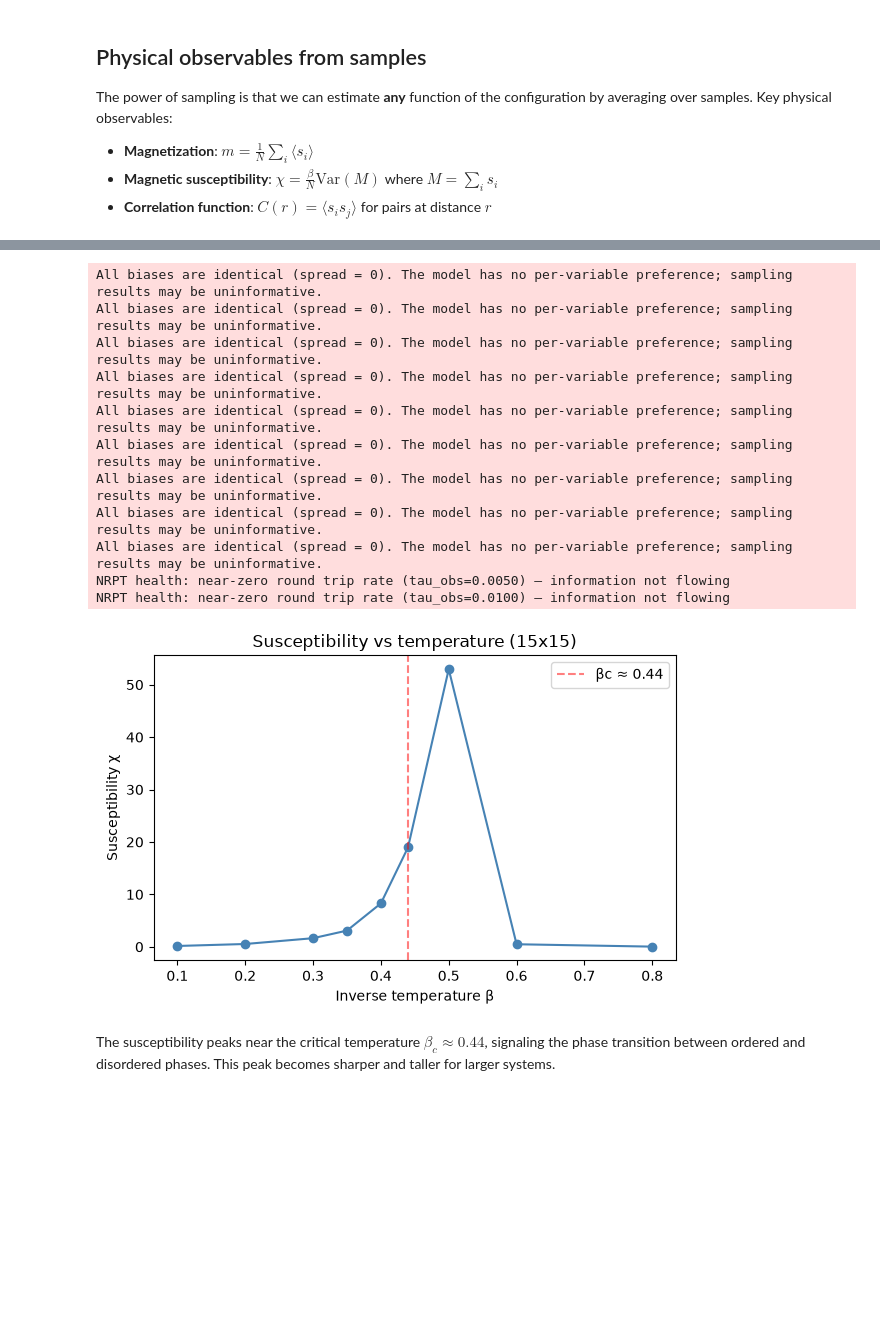
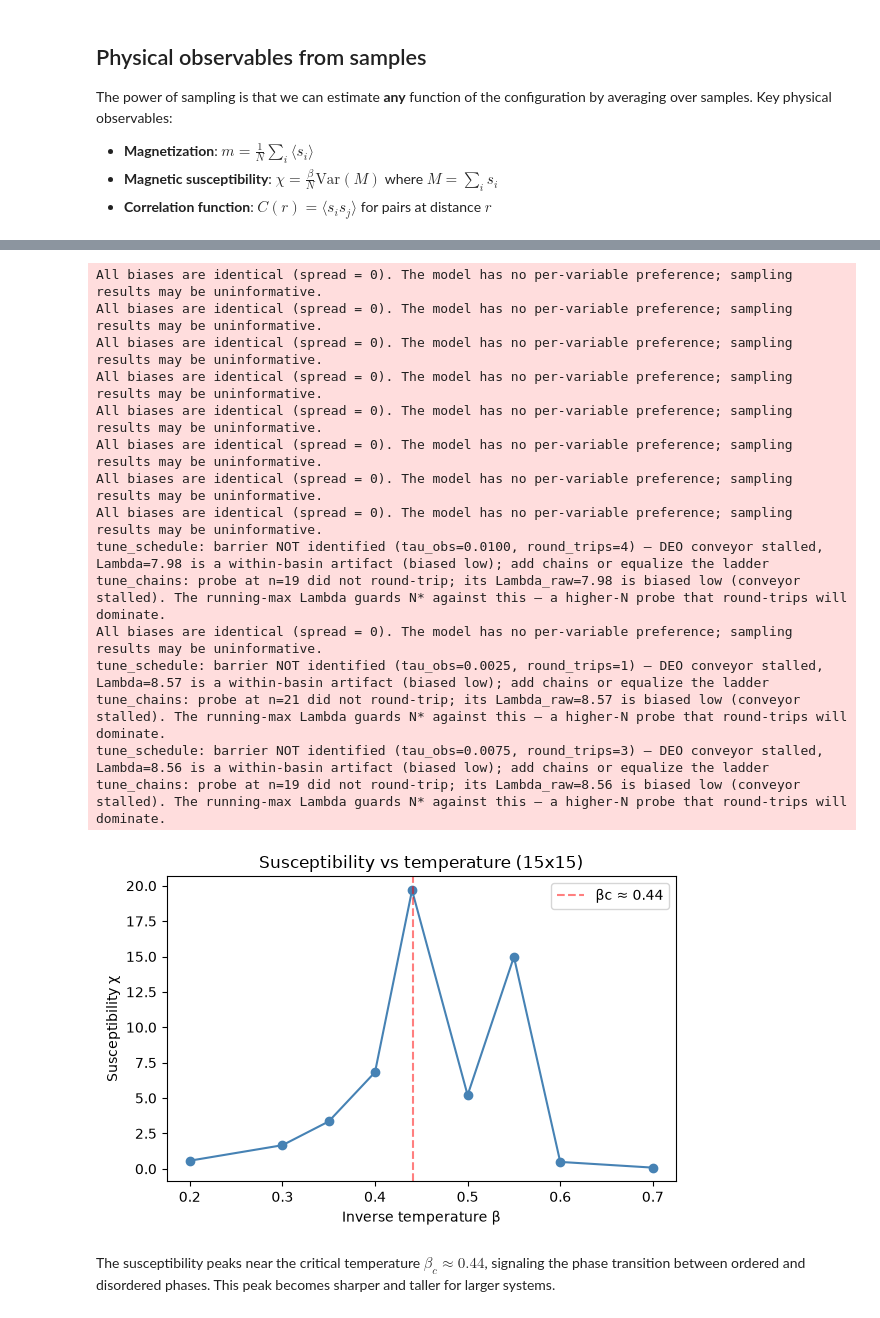
Before and after one commit to dek3rr/hamon, a Jupyter notebook: examples/02_the_ising_model.ipynb, the cells around one changed output, grey strips where cells are left out. Drawn from its saved outputs; the diff is of its cells as text; code cells hidden in the pictures; blank space fills up the shorter version.

```diff
--- a/examples/02_the_ising_model.ipynb
+++ b/examples/02_the_ising_model.ipynb
@@ -151,6 +151,6 @@ plt.show()
 # %%
 # Susceptibility vs temperature
-beta_values = [0.1, 0.2, 0.3, 0.35, 0.4, 0.44, 0.5, 0.6, 0.8]
+beta_values = [0.2, 0.3, 0.35, 0.4, 0.44, 0.5, 0.55, 0.6, 0.7]
 chis = []
 
 for b_val in beta_values:
@@ -159,36 +159,40 @@ for b_val in beta_values:
         biases,
         edges,
         weights,
         key=subkey,
         beta=b_val,
         n_samples=1000,
         n_warmup=300,
     )
     _, chi_b, _ = compute_observables(samp_b, b_val, ROWS, COLS)
     chis.append(chi_b)
 
 fig, ax = plt.subplots(figsize=(6, 4))
 ax.plot(beta_values, chis, "o-", color="steelblue", markersize=6)
 ax.axvline(0.4407, color="red", linestyle="--", alpha=0.5, label="βc ≈ 0.44")
 ax.set_xlabel("Inverse temperature β")
 ax.set_ylabel("Susceptibility χ")
 ax.set_title("Susceptibility vs temperature (15x15)")
 ax.legend()
 plt.tight_layout()
 plt.show()
 # %% [output]
 All biases are identical (spread = 0). The model has no per-variable preference; sampling results may be uninformative.
 All biases are identical (spread = 0). The model has no per-variable preference; sampling results may be uninformative.
 All biases are identical (spread = 0). The model has no per-variable preference; sampling results may be uninformative.
 All biases are identical (spread = 0). The model has no per-variable preference; sampling results may be uninformative.
 All biases are identical (spread = 0). The model has no per-variable preference; sampling results may be uninformative.
 All biases are identical (spread = 0). The model has no per-variable preference; sampling results may be uninformative.
 All biases are identical (spread = 0). The model has no per-variable preference; sampling results may be uninformative.
 All biases are identical (spread = 0). The model has no per-variable preference; sampling results may be uninformative.
+tune_schedule: barrier NOT identified (tau_obs=0.0100, round_trips=4) — DEO conveyor stalled, Lambda=7.98 is a within-basin artifact (biased low); add chains or equalize the ladder
+tune_chains: probe at n=19 did not round-trip; its Lambda_raw=7.98 is biased low (conveyor stalled). The running-max Lambda guards N* against this — a higher-N probe that round-trips will dominate.
 All biases are identical (spread = 0). The model has no per-variable preference; sampling results may be uninformative.
-NRPT health: near-zero round trip rate (tau_obs=0.0050) — information not flowing
-NRPT health: near-zero round trip rate (tau_obs=0.0100) — information not flowing
+tune_schedule: barrier NOT identified (tau_obs=0.0025, round_trips=1) — DEO conveyor stalled, Lambda=8.57 is a within-basin artifact (biased low); add chains or equalize the ladder
+tune_chains: probe at n=21 did not round-trip; its Lambda_raw=8.57 is biased low (conveyor stalled). The running-max Lambda guards N* against this — a higher-N probe that round-trips will dominate.
+tune_schedule: barrier NOT identified (tau_obs=0.0075, round_trips=3) — DEO conveyor stalled, Lambda=8.56 is a within-basin artifact (biased low); add chains or equalize the ladder
+tune_chains: probe at n=19 did not round-trip; its Lambda_raw=8.56 is biased low (conveyor stalled). The running-max Lambda guards N* against this — a higher-N probe that round-trips will dominate.
-[figure, old version]
+[figure, new version]
 # %% [markdown]
 The susceptibility peaks near the critical temperature $\beta_c \approx 0.44$, signaling the phase transition between ordered and disordered phases. This peak becomes sharper and taller for larger systems.
 # %% [markdown]
```
Also changed, not shown: parts of 5 cells of this notebook, 3 other files.
